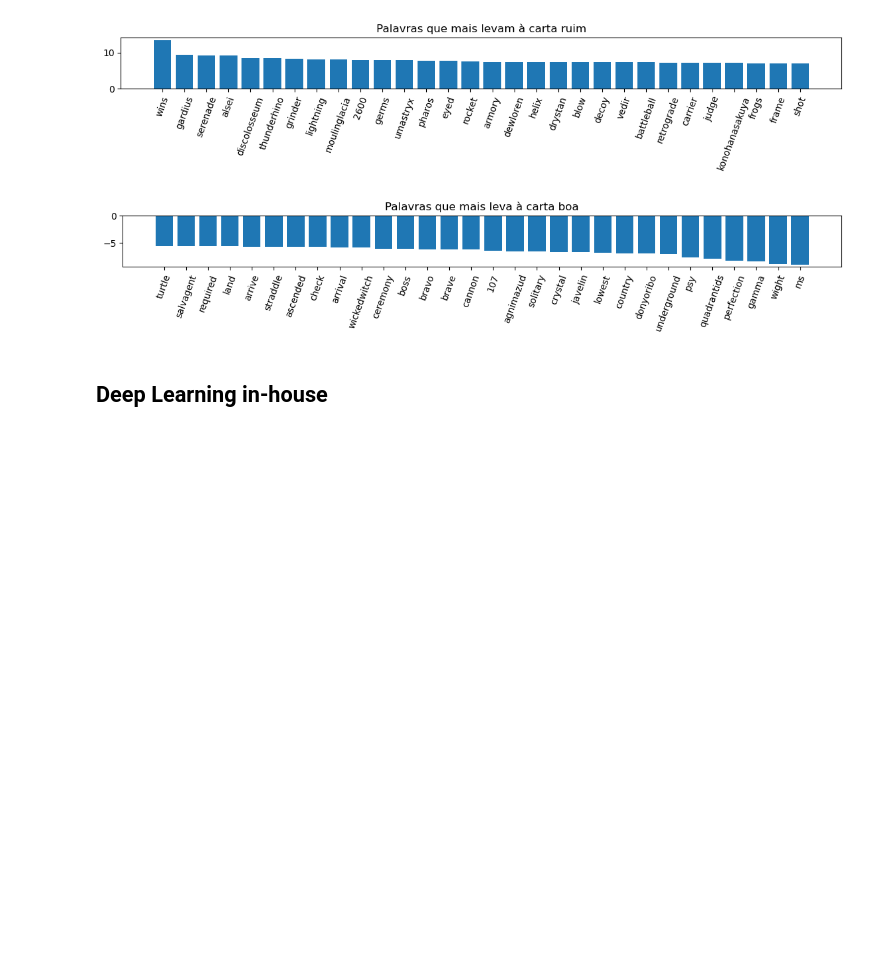
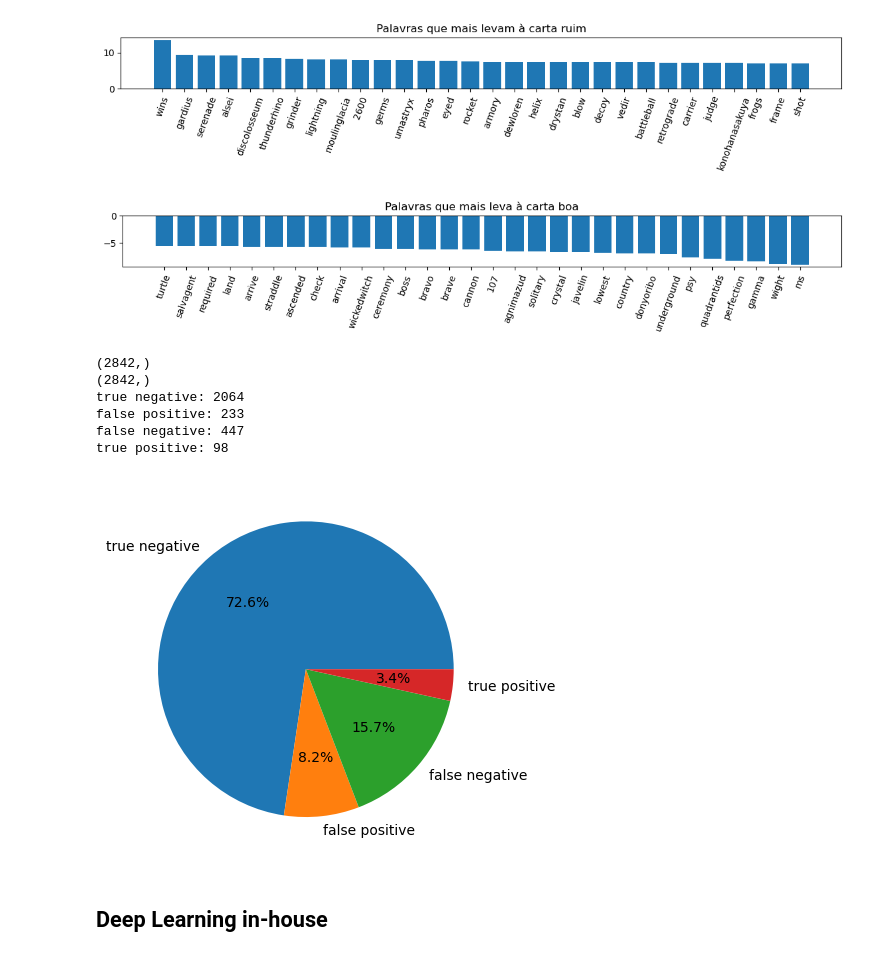
Before and after one commit to Marcompp/nlp_yugi, a Jupyter notebook: Classificador.ipynb, the cells around one changed output. Saved outputs shown, nothing was run; the diff lists cells and outputs as text; code cells hidden in the pictures; blank space fills up the shorter version.

```diff
--- a/Classificador.ipynb
+++ b/Classificador.ipynb
@@ -198,3 +88,12 @@ from sklearn.linear_model import LogisticRegression
 from sklearn.naive_bayes import BernoulliNB
 from sklearn.model_selection import train_test_split
 from sklearn.metrics import accuracy_score
+# %%
+methods = ["Baseline","DeepLearn","SoftMax","Embedding","PreTrain","PostTreat"]
+delays = {}
+ram = {}
+accuracies = {}
+fps = {}
+tps = {}
+fns = {}
+tns = {}
@@ -201,5 +123,32 @@ from sklearn.metrics import accuracy_score
+# %%
+
+import matplotlib.pyplot as plt
+
+confusion = 'true negative', 'false positive', 'false negative', 'true positive'
+
+
+from sklearn.metrics import confusion_matrix
+def build_confusion_matrix(y_test_,y_pred,method):
+  y_t = y_test_
+  y_p = y_pred
+  print(y_t.shape)
+  print(y_p.shape)
+  tn, fp, fn, tp = confusion_matrix(y_t, y_p).ravel()
+  print(f"{confusion[0]}: {tn}")
+  print(f"{confusion[1]}: {fp}")
+  print(f"{confusion[2]}: {fn}")
+  print(f"{confusion[3]}: {tp}")
+  sizes = [tn, fp, fn, tp]
+  fig, ax = plt.subplots()
+  ax.pie(sizes, labels=confusion, autopct='%1.1f%%')
+
+  tns[method] = tn
+  fps[method]= fp
+  fns[method] =fn
+  tps[method] =tp
 # %%
 model_data = df_yu.copy()
+method = methods[0]
 # %%
 train_data, test_data = train_test_split(model_data, test_size=0.25, random_state=42)
 train_data
@@ -269,6 +224,16 @@ plt.show()
 (1, 5636)
 [figure]
 [figure]
+# %%
+build_confusion_matrix(y_test,y_pred,method)
+# %% [output]
+(2842,)
+(2842,)
+true negative: 2064
+false positive: 233
+false negative: 447
+true positive: 98
+[figure, added]
 # %% [markdown]
 ## Deep Learning in-house
 # %%
```
Also changed, not shown: parts of 74 cells of this notebook, 3 other files.
